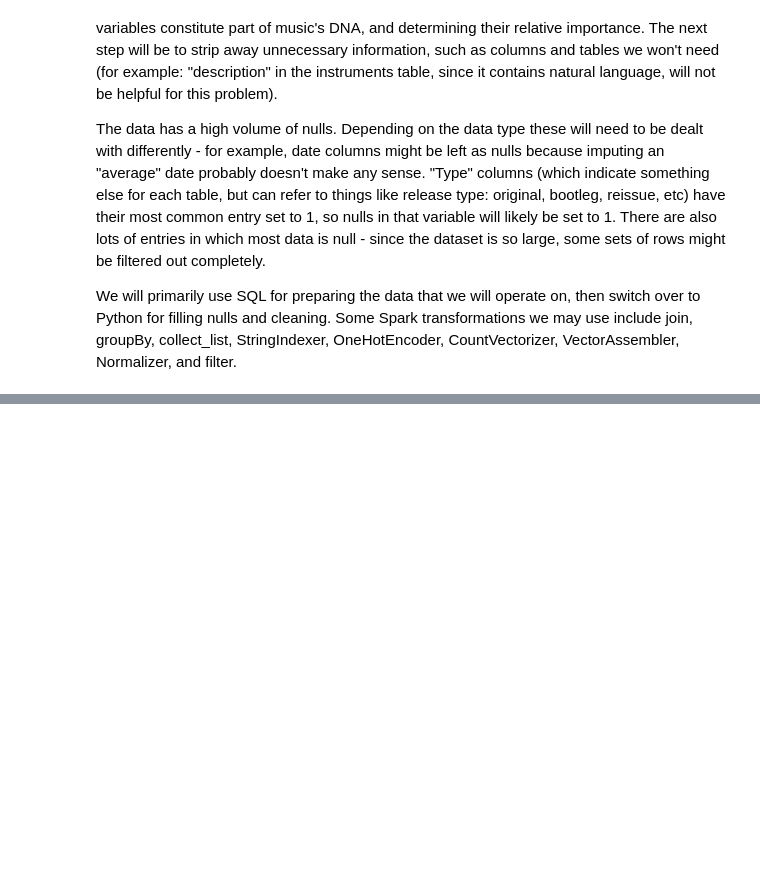
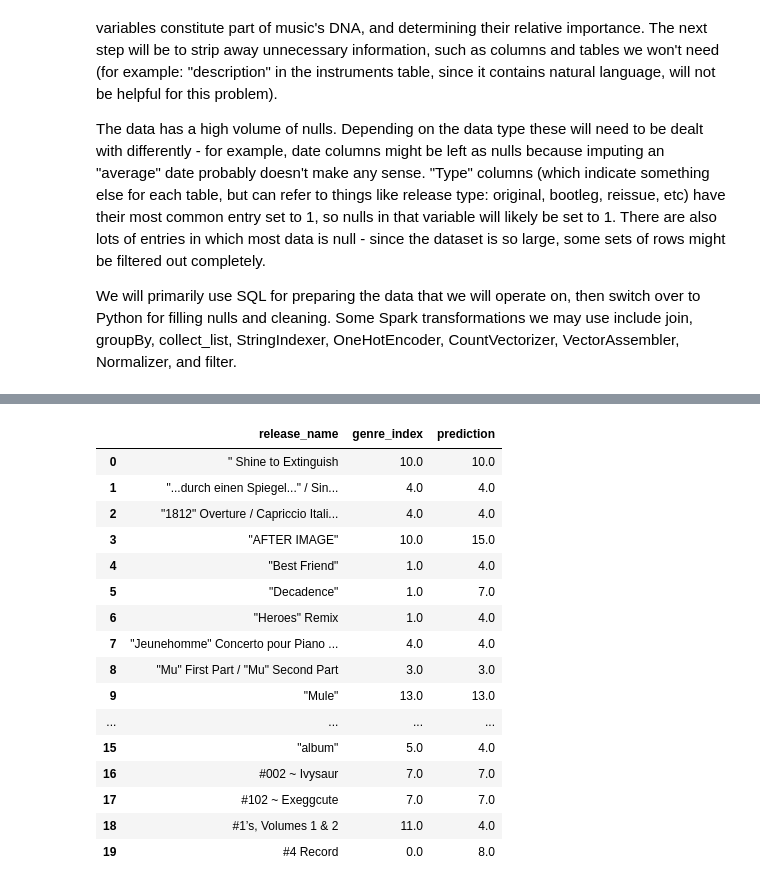
Before and after one commit to rowheaton/ragus-wheaton-iribe-232, a Jupyter notebook: musicbrainz_v2.ipynb, the cells around one changed output, grey strips where cells are left out. Cells and saved outputs as stored; diff of their text form; code cells hidden in the pictures; blank space fills up the shorter version.

```diff
--- a/musicbrainz_v2.ipynb
+++ b/musicbrainz_v2.ipynb
@@ -1295,0 +1396,62 @@ Row count: 1280939
+# %%
+# train/ test split
+train_df2, test_df2 = final_df.randomSplit([0.8, 0.2], seed=42)
+train_df2 = train_df2.cache()
+test_df2  = test_df2.cache()
+print(f"Train rows: {train_df2.count():,}")
+print(f"Test rows: {test_df2.count():,}")
+
+# inverse-frequency class weighting to deal with class imbalance
+n_train2   = train_df2.count()
+n_classes2 = train_df2.select("genre_index").distinct().count()
+
+class_counts_df2 = (train_df2.groupBy("genre_index").count().withColumn("class_weight",
+        F.lit(float(n_train2)) / (F.lit(float(n_classes2)) * F.col("count").cast("double"))
+    ).select("genre_index", "class_weight"))
+
+train_weighted2 = (train_df2.join(F.broadcast(class_counts_df2), on="genre_index", how="left").cache())
+
+# build model
+rf2 = RandomForestClassifier(
+    featuresCol="features",
+    labelCol="genre_index",
+    weightCol="class_weight",
+    numTrees=50,
+    maxDepth=15,
+    maxBins=128,
+    seed=42,
+)
+
+rf_model2 = rf2.fit(train_weighted2)
+
+# make predictions
+train_preds2 = rf_model2.transform(train_weighted2)
+test_preds2  = rf_model2.transform(test_df2)
+
+# calculate metrics
+acc_evaluator2 = MulticlassClassificationEvaluator(labelCol="genre_index", predictionCol="prediction", metricName="accuracy")
+f1_evaluator2 = MulticlassClassificationEvaluator(labelCol="genre_index", predictionCol="prediction", metricName="f1")
+train_acc2 = acc_evaluator2.evaluate(train_preds2)
+test_acc2  = acc_evaluator2.evaluate(test_preds2)
+train_f1_2 = f1_evaluator2.evaluate(train_preds2)
+test_f1_2  = f1_evaluator2.evaluate(test_preds2)
+
+print(f"\n{'Metric':<20} {'Train':>10} {'Test':>10}")
+print("-" * 42)
+print(f"{'Accuracy':<20} {train_acc2:>10.4f} {test_acc2:>10.4f}")
+print(f"{'Weighted F1':<20} {train_f1_2:>10.4f} {test_f1_2:>10.4f}")
+
+# display per-class F1 scores
+label_list2 = pipeline_model.stages[0].labels
+per_class_evaluator2 = MulticlassClassificationEvaluator(labelCol="genre_index", predictionCol="prediction", metricName="fMeasureByLabel")
+print(f"\n{'Genre Bucket':<40} {'Test F1':>10}")
+print("-" * 52)
+for idx, label in enumerate(label_list2):
+    per_class_evaluator2.setMetricLabel(float(idx))
+    f1_val2 = per_class_evaluator2.evaluate(test_preds2)
+    print(f"{label:<40} {f1_val2:>10.4f}")
+
+# display sample predictions with peek
+print("Sample predictions:")
+peek(test_preds2.select("release_name", "genre_index", "prediction"))
+# %% [output]
@@ -1295,0 +1475,17 @@ Row count: 1280939
+|  | release_name | genre_index | prediction |
+| 0 | " Shine to Extinguish | 10.0 | 10.0 |
+| 1 | "...durch einen Spiegel..." / Sin... | 4.0 | 4.0 |
+| 2 | "1812" Overture / Capriccio Itali... | 4.0 | 4.0 |
+| 3 | "AFTER IMAGE" | 10.0 | 15.0 |
+| 4 | "Best Friend" | 1.0 | 4.0 |
+| 5 | "Decadence" | 1.0 | 7.0 |
+| 6 | "Heroes" Remix | 1.0 | 4.0 |
+| 7 | "Jeunehomme" Concerto pour Piano ... | 4.0 | 4.0 |
+| 8 | "Mu" First Part / "Mu" Second Part | 3.0 | 3.0 |
+| 9 | "Mule" | 13.0 | 13.0 |
+| ... | ... | ... | ... |
+| 15 | "album" | 5.0 | 4.0 |
+| 16 | #002 ~ Ivysaur | 7.0 | 7.0 |
+| 17 | #102 ~ Exeggcute | 7.0 | 7.0 |
+| 18 | #1’s, Volumes 1 & 2 | 11.0 | 4.0 |
+| 19 | #4 Record | 0.0 | 8.0 |
```
Also changed, not shown: parts of 18 cells of this notebook.
